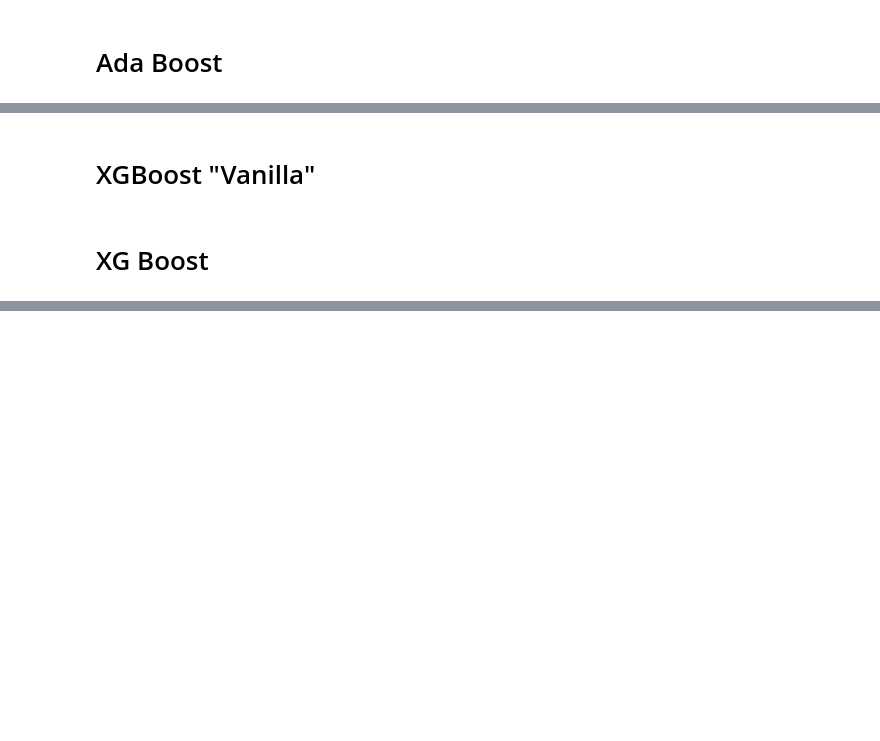
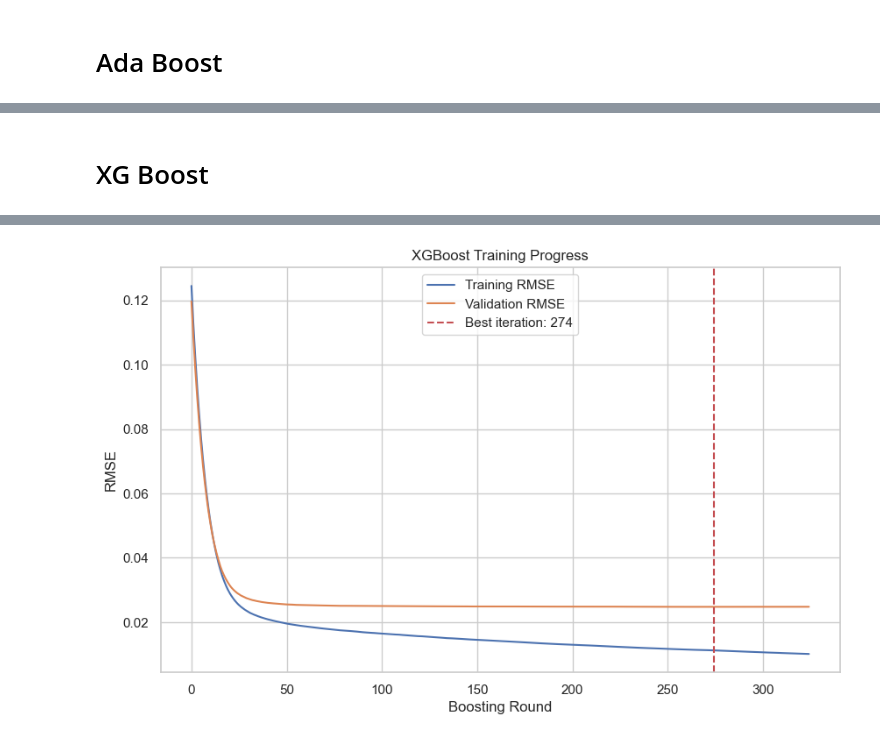
Before and after one commit to storlien/it3212-data-driven-software, a Jupyter notebook: assignment-3/bagging_boosting.ipynb, the cells around one changed output, grey strips where cells are left out. Cells and saved outputs as stored; diff of their text form; code cells hidden in the pictures; blank space fills up the shorter version.

```diff
--- a/assignment-3/bagging_boosting.ipynb
+++ b/assignment-3/bagging_boosting.ipynb
@@ -189,2 +225,0 @@ R² Score: 0.5041
-# %% [markdown]
-# XGBoost "Vanilla"
@@ -217,2 +226,75 @@ print(f"R² Score: {r2:.4f}")
 # %% [markdown]
 # XG Boost
+# %%
+import xgboost as xgb
+import numpy as np
+from sklearn.metrics import mean_absolute_error, mean_squared_error, r2_score
+import matplotlib.pyplot as plt
+
+# Configure key parameters
+n_estimators = 1000
+learning_rate = 0.1
+max_depth = 6
+
+# Initialize the regressor
+xgb = xgb.XGBRegressor(
+    n_estimators=n_estimators,
+    learning_rate=learning_rate,
+    max_depth=max_depth,
+    random_state=42,
+    early_stopping_rounds=50
+)
+
+# Train with early stopping
+xgb.fit(
+    X_train_reshaped, y_train,
+    eval_set=[(X_train_reshaped, y_train), (X_val_reshaped, y_val)],
+    verbose=False
+)
+
+# Check if early stopping was triggered
+results = xgb.evals_result()
+actual_rounds = len(results['validation_0']['rmse'])
+if actual_rounds < n_estimators:
+    print(f"\n=== Early Stopping ===")
+    print(f"Training stopped at {actual_rounds} rounds")
+    print(f"Best iteration was at {xgb.best_iteration}")
+else:
+    print("\nTraining completed all {n_estimators} rounds")
+
+# Make predictions
+predictions = xgb.predict(X_test_reshaped)
+
+# Calculate metrics
+metrics = {
+    'MAE': mean_absolute_error(y_test, predictions),
+    'MSE': mean_squared_error(y_test, predictions),
+    'RMSE': np.sqrt(mean_squared_error(y_test, predictions)),
+    'R²': r2_score(y_test, predictions)
+}
+
+print("\n=== Model Configuration ===")
+print(f"n_estimators: {n_estimators}")
+print(f"learning_rate: {learning_rate}")
+print(f"max_depth: {max_depth}")
+
+print("\n=== Evaluation Metrics ===")
+for metric_name, value in metrics.items():
+    print(f"{metric_name}: {value:.4f}")
+
+# Plot training curves
+results = xgb.evals_result()
+train_rmse = results['validation_0']['rmse']
+val_rmse = results['validation_1']['rmse']
+
+plt.figure(figsize=(10, 6))
+plt.plot(train_rmse, label='Training RMSE')
+plt.plot(val_rmse, label='Validation RMSE')
+plt.axvline(x=xgb.best_iteration, color='r', linestyle='--',
+            label=f'Best iteration: {xgb.best_iteration}')
+plt.legend()
+plt.xlabel('Boosting Round')
+plt.ylabel('RMSE')
+plt.title('XGBoost Training Progress')
+plt.show()
+# %% [output]
@@ -218,0 +315 @@ print(f"R² Score: {r2:.4f}")
+[figure, added]
```
Also changed, not shown: parts of 16 cells of this notebook, 1 other file.
